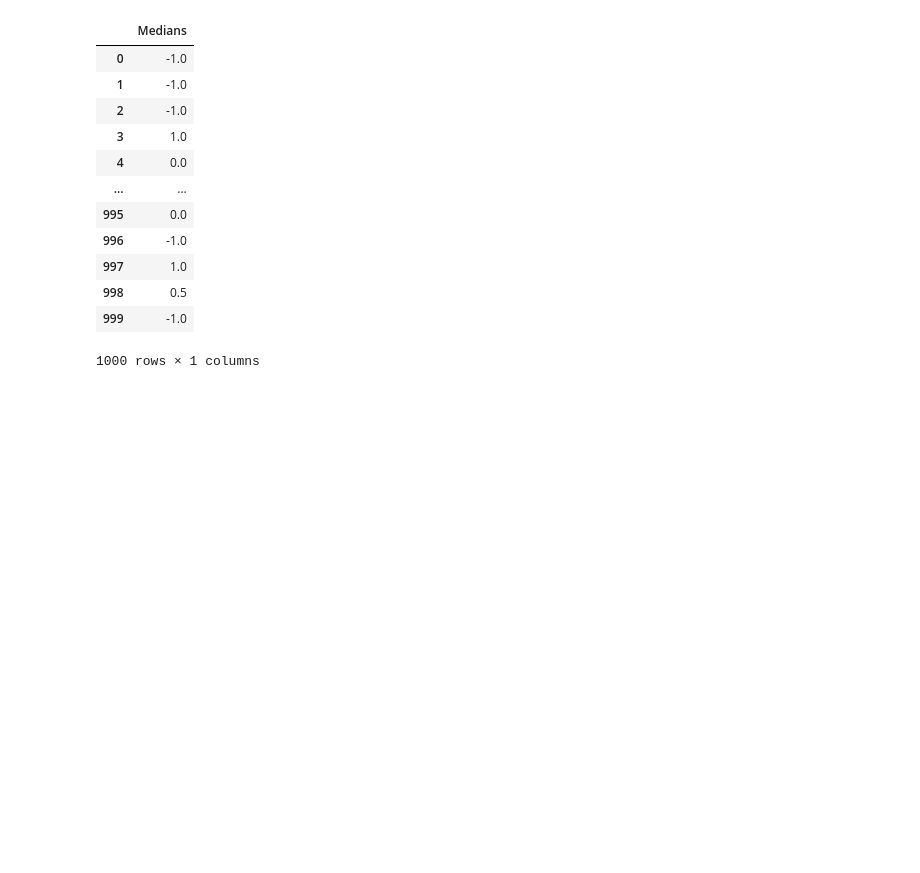
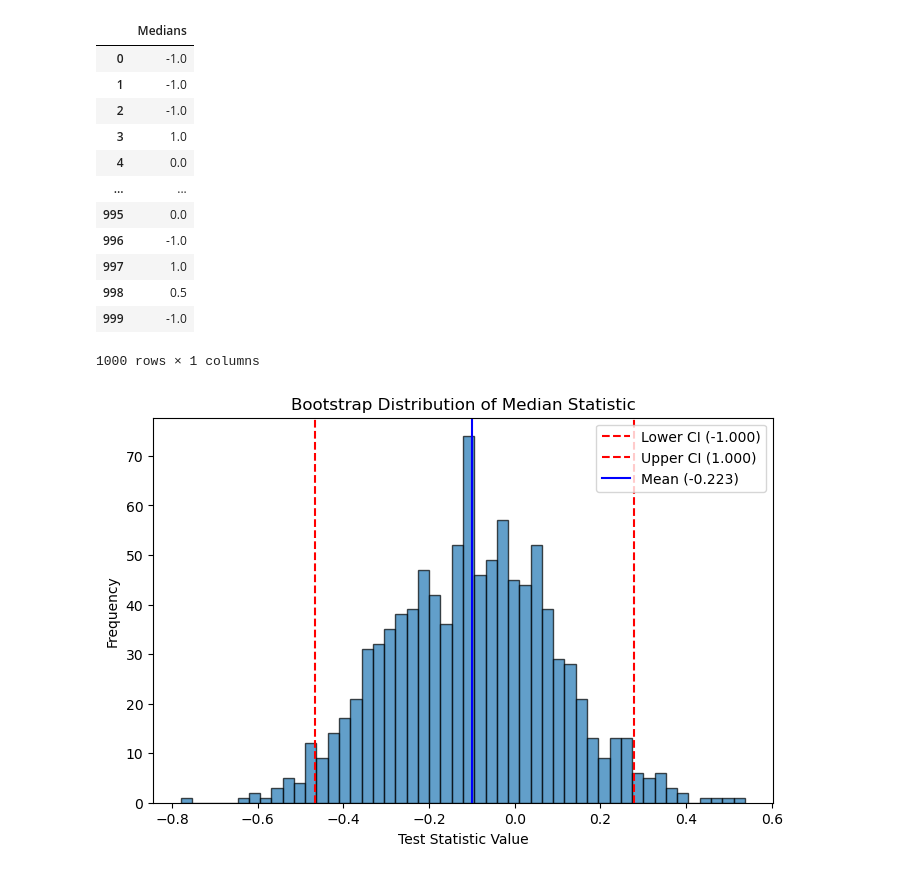
Before and after one commit to spenc4216/Data-Prep-and-Analysis-Final, a Jupyter notebook: EDA_Final.ipynb, the cells around one changed output. Drawn from its saved outputs; the diff is of its cells as text; code cells hidden in the pictures; blank space fills up the shorter version.

```diff
--- a/EDA_Final.ipynb
+++ b/EDA_Final.ipynb
@@ -270,3 +275,17 @@ Boot_med_df
 | 998 | 0.5 |
 | 999 | -1.0 |
 1000 rows × 1 columns
+# %%
+plt.figure(figsize=(8,5))
+plt.hist(boot_stats_df, bins=50, edgecolor='k', alpha=0.7)
+plt.axvline(five_percent, color='red', linestyle='--', label=f'Lower CI ({five_percent1:.3f})')
+plt.axvline(nintyfive_percent, color='red', linestyle='--', label=f'Upper CI ({nintyfive_percent1:.3f})')
+plt.axvline(np.mean(boot_stats), color='blue', linestyle='-', label=f'Mean ({np.mean(Boot_med_df):.3f})')
+
+plt.title("Bootstrap Distribution of Median Statistic")
+plt.xlabel("Test Statistic Value")
+plt.ylabel("Frequency")
+plt.legend()
+plt.show()
+# %% [output]
+[figure, added]
```
Also changed, not shown: parts of 1 cell of this notebook, 4 other files.
